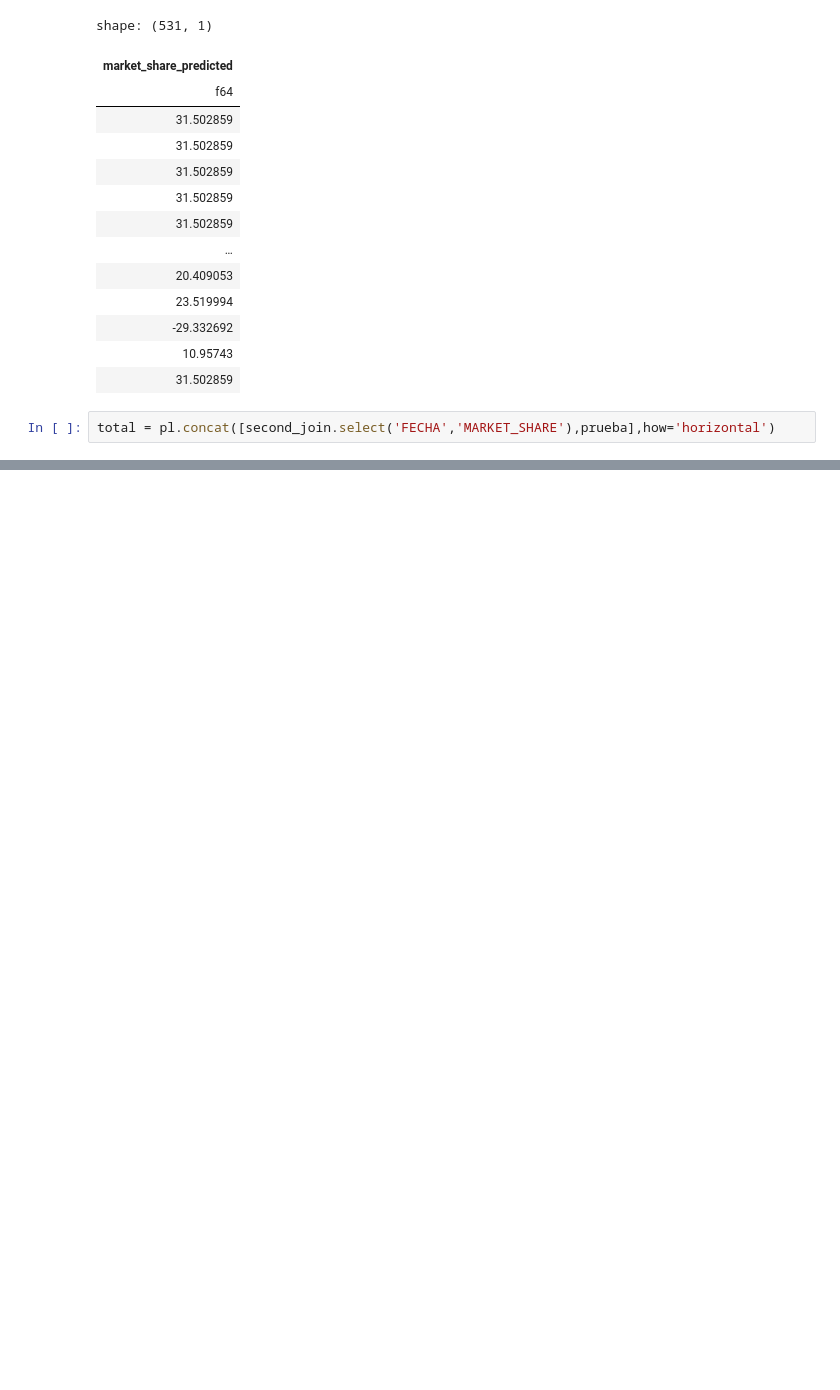
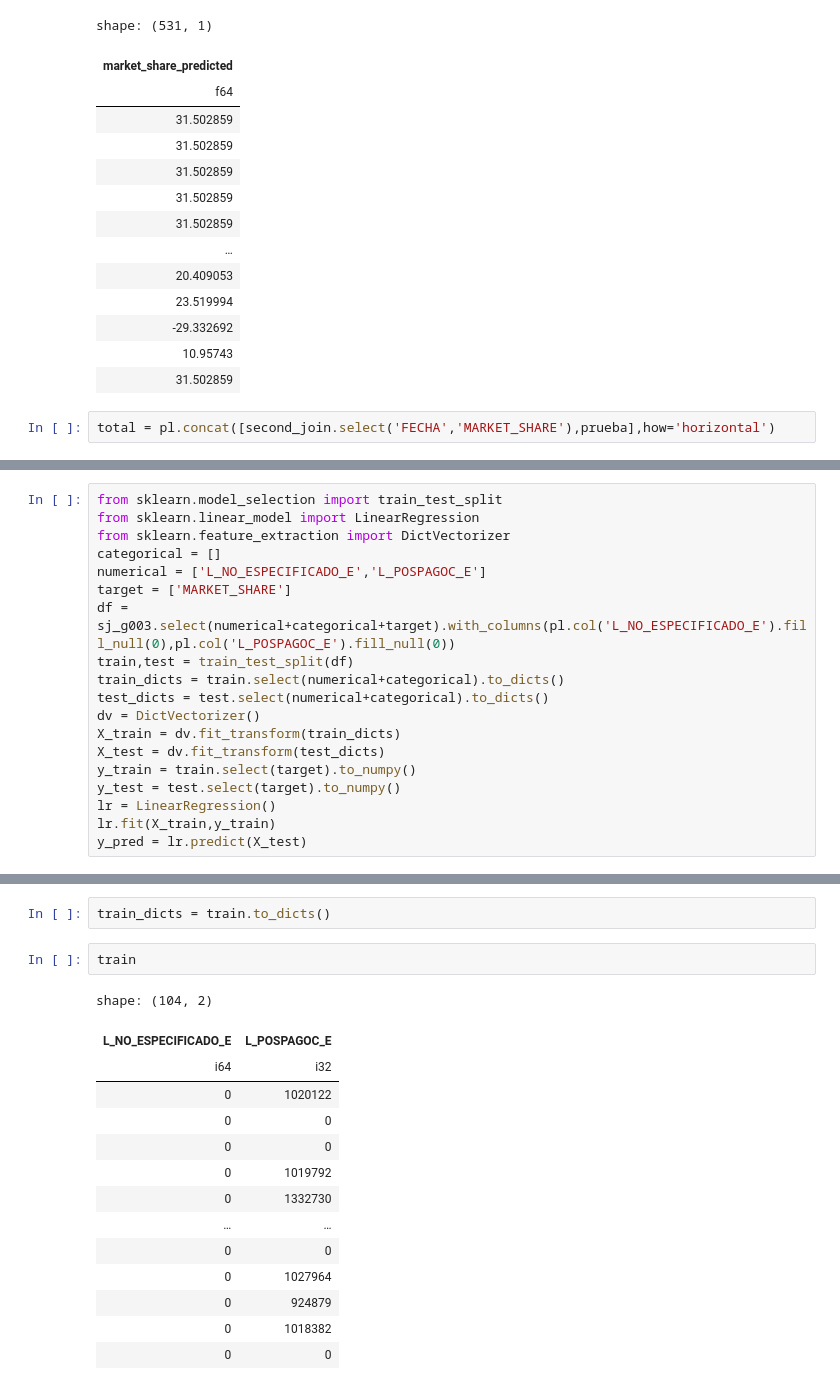
Before and after one commit to Gjloz009/data-engineering-and-mlops-project, a Jupyter notebook: jupyter_files/EDA.ipynb, the cells around one changed output, grey strips where cells are left out. Saved outputs shown, nothing was run; the diff lists cells and outputs as text; blank space fills up the shorter version.

```diff
--- a/jupyter_files/EDA.ipynb
+++ b/jupyter_files/EDA.ipynb
@@ -538,0 +706,19 @@ uno*dos
+# %%
+from sklearn.model_selection import train_test_split
+from sklearn.linear_model import LinearRegression
+from sklearn.feature_extraction import DictVectorizer
+categorical = []
+numerical = ['L_NO_ESPECIFICADO_E','L_POSPAGOC_E']
+target = ['MARKET_SHARE']
+df = sj_g003.select(numerical+categorical+target).with_columns(pl.col('L_NO_ESPECIFICADO_E').fill_null(0),pl.col('L_POSPAGOC_E').fill_null(0))
+train,test = train_test_split(df)
+train_dicts = train.select(numerical+categorical).to_dicts()
+test_dicts = test.select(numerical+categorical).to_dicts()
+dv = DictVectorizer()
+X_train = dv.fit_transform(train_dicts)
+X_test = dv.fit_transform(test_dicts)
+y_train = train.select(target).to_numpy()
+y_test = test.select(target).to_numpy()
+lr = LinearRegression()
+lr.fit(X_train,y_train)
+y_pred = lr.predict(X_test)
@@ -538,0 +731,19 @@ uno*dos
+# %%
+train_dicts = train.to_dicts()
+# %%
+train
+# %% [output]
+shape: (104, 2)
+| L_NO_ESPECIFICADO_E | L_POSPAGOC_E |
+| i64 | i32 |
+| 0 | 1020122 |
+| 0 | 0 |
+| 0 | 0 |
+| 0 | 1019792 |
+| 0 | 1332730 |
+| … | … |
+| 0 | 0 |
+| 0 | 1027964 |
+| 0 | 924879 |
+| 0 | 1018382 |
+| 0 | 0 |
```
Also changed, not shown: parts of 18 cells of this notebook, 1 other file.
